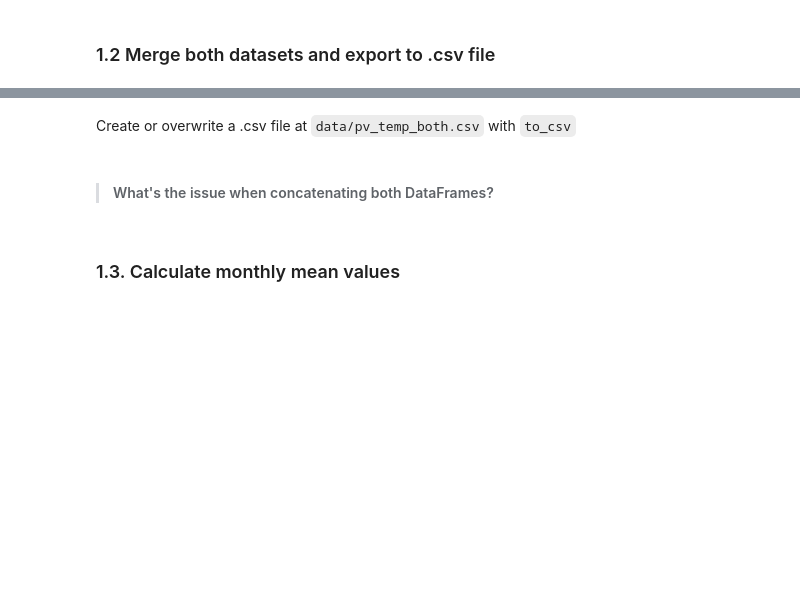
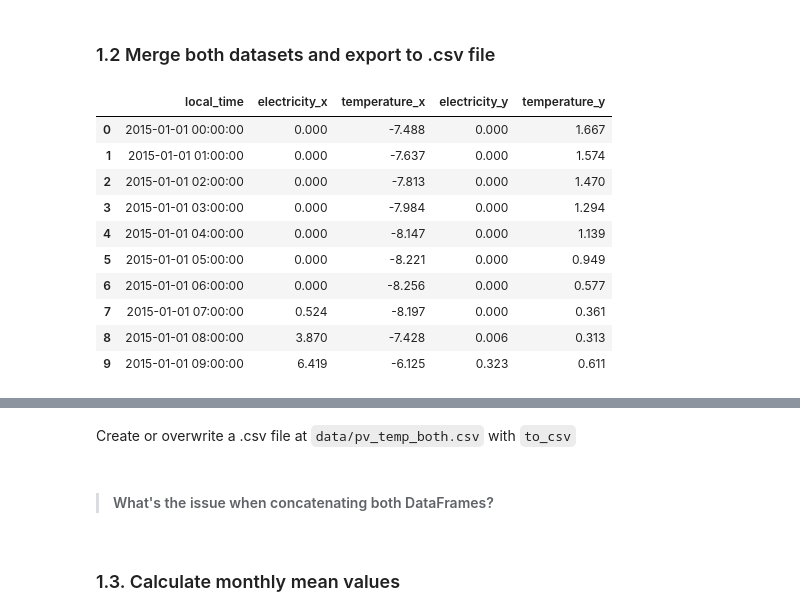
Before and after one commit to Pegagin/autoPOMcodinglab, a Jupyter notebook: POMcases_01_Python_DataVisualization_Assignment/T1_StudentTask_DataVisualization_Assignment.ipynb, the cells around one changed output, grey strips where cells are left out. Drawn from its saved outputs; the diff is of its cells as text; code cells hidden in the pictures; blank space fills up the shorter version.

```diff
--- a/POMcases_01_Python_DataVisualization_Assignment/T1_StudentTask_DataVisualization_Assignment.ipynb
+++ b/POMcases_01_Python_DataVisualization_Assignment/T1_StudentTask_DataVisualization_Assignment.ipynb
@@ -40,0 +57,10 @@ CH_15_df.tail() # print last 5 rows
+# %%
+# Import data of 2016 into Dataframe CH_16_df
+CH_16_df = pd.read_csv("data/PV_generation_Chicago_10kW_0loss_2016.csv",
+                       usecols=[1,2,5],  # what is happening here?
+                       skiprows=3,  # what is happening here?
+                       parse_dates=['local_time'],  # what is happening here?
+                       encoding='latin1')  # what is happening here?
+
+CH_16_df.head()
+CH_16_df.shape
@@ -61,7 +101,7 @@ P_15_df = pd.read_csv(
     delimiter=';',  # what is happening here?
     decimal=',',  # what is happening here?
     parse_dates=['local_time'], # Determine where to find the time data
-    date_parser=lambda x: pd.to_datetime(x, format="%d.%m.%Y %H:%M") # Trick to cope with the german date format
+    date_format="%d.%m.%Y %H:%M" # Use date_format instead of date_parser
 )
 
 # Display the first 5 rows of the DataFrame
@@ -82,0 +139,14 @@ P_15_df.tail()
+# %%
+#Import data of 2014 into Dataframe CH_14_df
+P_14_df = pd.read_csv(
+    "data/PV_generation_Potsdam_10kW_0loss_2014_GermanFormat.csv",
+    usecols=[1, 2, 5],  # Select columns 2, 3, 6 (0-indexed in Python)
+    skiprows=3,  # Skip the first 3 rows (header starts at the 4th row in Python)
+    delimiter=';',  # what is happening here?
+    decimal=',',  # what is happening here?
+    parse_dates=['local_time'], # Determine where to find the time data
+    date_format="%d.%m.%Y %H:%M" # Use date_format instead of date_parser
+
+)
+
+P_14_df.tail(10)
@@ -83,6 +165,6 @@ P_15_df.tail()
 # %%
 # Create DataFrame P_df that holds all data points for 2015
-#P_df = ...
+P_df = pd.concat([P_14_df.iloc[8759:], P_15_df.iloc[:8759]], ignore_index=True)
 
 # Display the last 10 rows
-P_df.tail(10)
+P_df.shape
@@ -97,9 +207,21 @@ CH_df.shape, P_df.shape
 # %%
 # what is happening here?
 df = pd.merge(CH_df, P_df, on='local_time', how='inner')
 
 # Display the first 5 rows
-df.head()
+df.head(10)
+# %% [output]
+|  | local_time | electricity_x | temperature_x | electricity_y | temperature_y |
+| 0 | 2015-01-01 00:00:00 | 0.000 | -7.488 | 0.000 | 1.667 |
+| 1 | 2015-01-01 01:00:00 | 0.000 | -7.637 | 0.000 | 1.574 |
+| 2 | 2015-01-01 02:00:00 | 0.000 | -7.813 | 0.000 | 1.470 |
+| 3 | 2015-01-01 03:00:00 | 0.000 | -7.984 | 0.000 | 1.294 |
+| 4 | 2015-01-01 04:00:00 | 0.000 | -8.147 | 0.000 | 1.139 |
+| 5 | 2015-01-01 05:00:00 | 0.000 | -8.221 | 0.000 | 0.949 |
+| 6 | 2015-01-01 06:00:00 | 0.000 | -8.256 | 0.000 | 0.577 |
+| 7 | 2015-01-01 07:00:00 | 0.524 | -8.197 | 0.000 | 0.361 |
+| 8 | 2015-01-01 08:00:00 | 3.870 | -7.428 | 0.006 | 0.313 |
+| 9 | 2015-01-01 09:00:00 | 6.419 | -6.125 | 0.323 | 0.611 |
 # %%
 df.columns = ['time', 'CH_PV', 'CH_temp', 'P_PV', 'P_temp']  # what is happening here?
 
```
Also changed, not shown: parts of 32 cells of this notebook, 4 other files.
